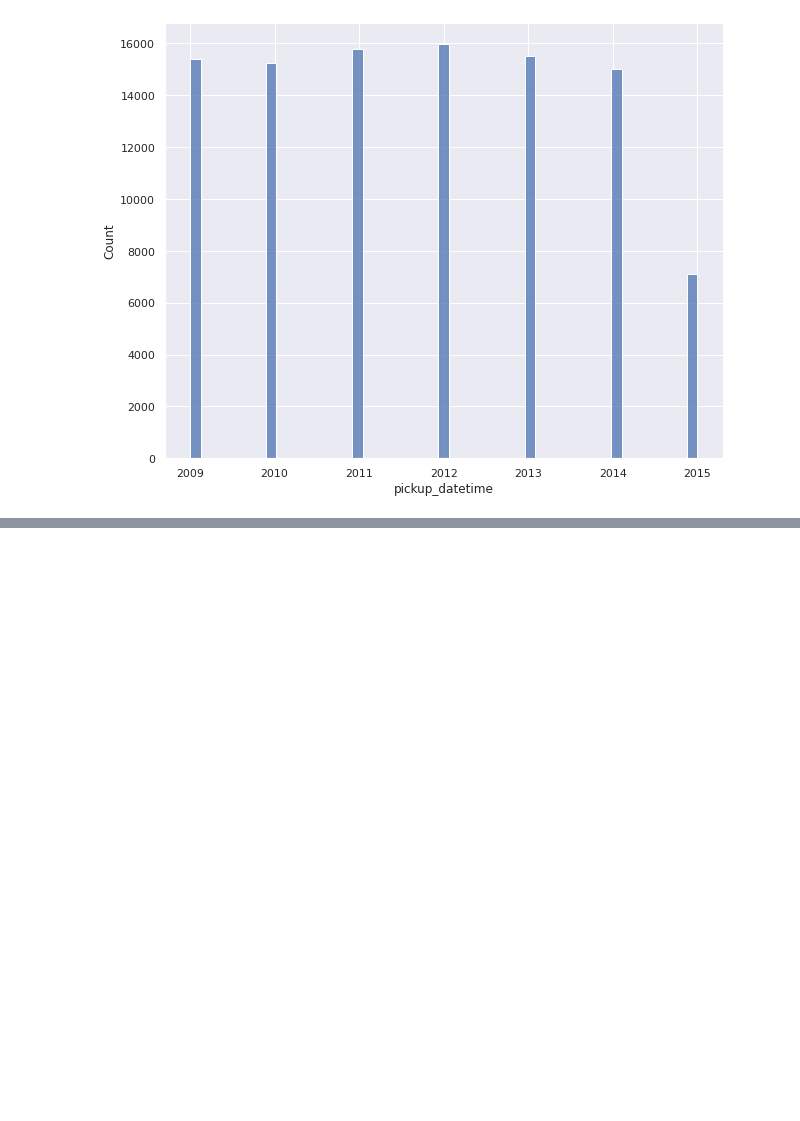
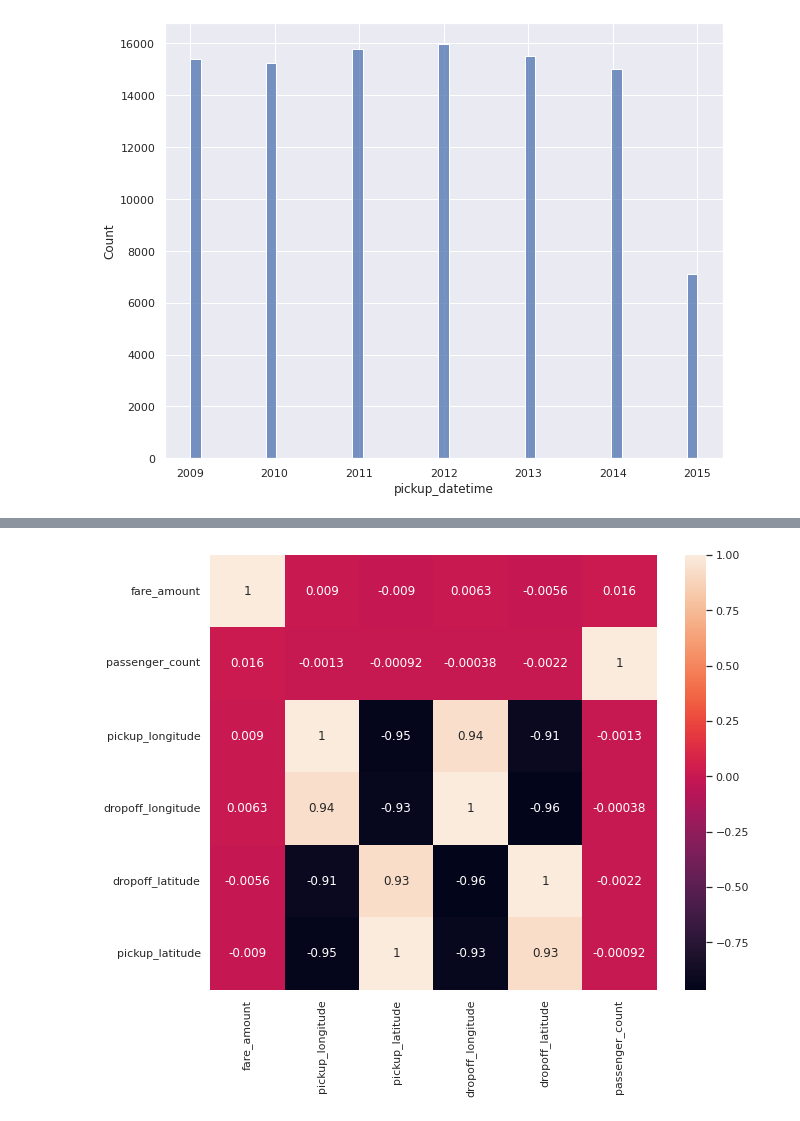
Before and after one commit to PremKumar-V/ML_Projects, a Jupyter notebook: dl-new-york-taxi-fare-prediction.ipynb, the cells around one changed output, grey strips where cells are left out. Cells and saved outputs as stored; diff of their text form; code cells hidden in the pictures; blank space fills up the shorter version.

```diff
--- a/dl-new-york-taxi-fare-prediction.ipynb
+++ b/dl-new-york-taxi-fare-prediction.ipynb
@@ -138,0 +148,7 @@ plt.show()
+# %%
+# Question - 4 How did feature correlate with target value ?
+
+sns.heatmap(df.corr().sort_values(by = 'fare_amount', ascending = False), annot = True)
+plt.show()
+# %% [output]
+[figure, added]
```
Also changed, not shown: parts of 4 cells of this notebook.
